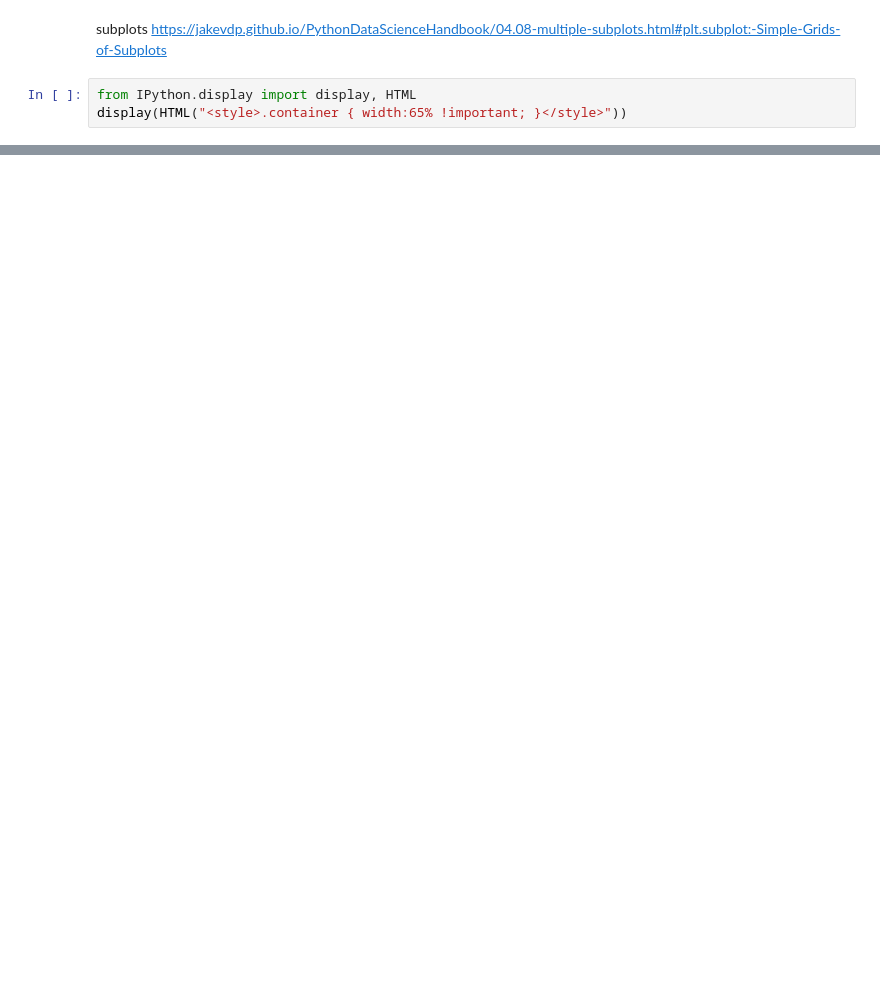
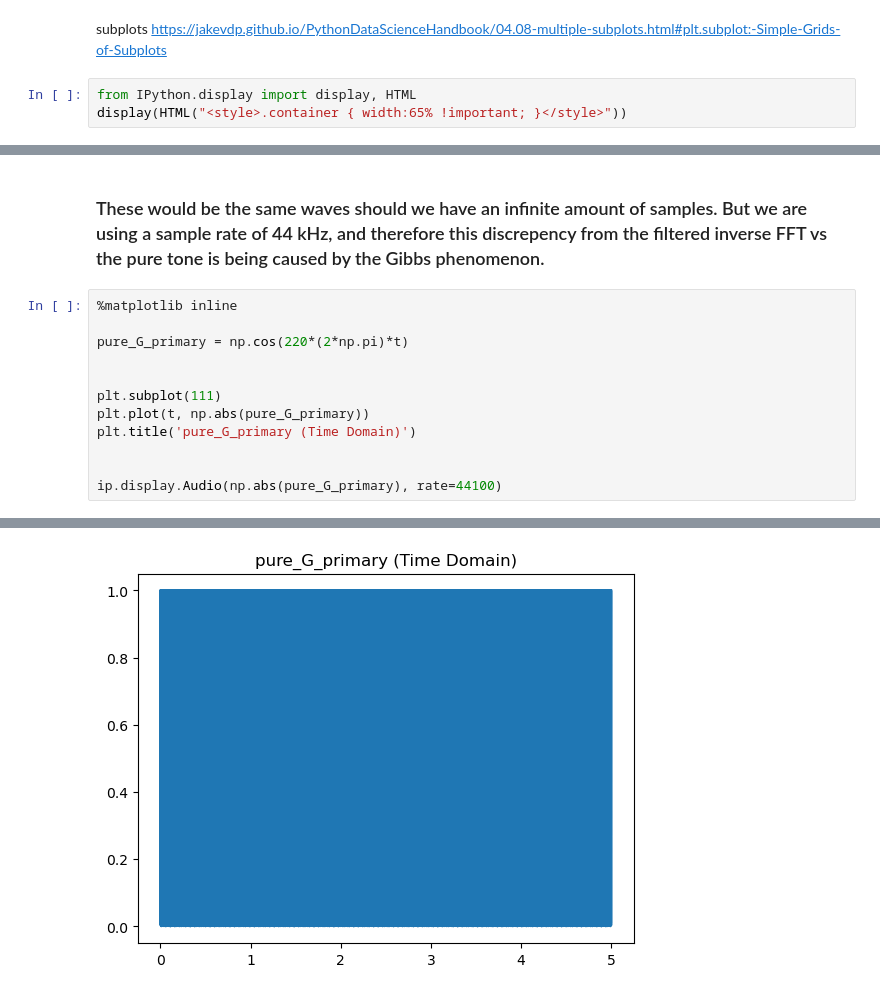
Before and after one commit to SandysPappy/FFT, a Jupyter notebook: vanilla_high_pass_filter.ipynb, the cells around one changed output, grey strips where cells are left out. Cells and saved outputs as stored; diff of their text form; blank space fills up the shorter version.

```diff
--- a/vanilla_high_pass_filter.ipynb
+++ b/vanilla_high_pass_filter.ipynb
@@ -137,0 +118,15 @@ ip.display.Audio(np.abs(pure_G), rate=44100)
+# %% [markdown]
+### These would be the same waves should we have an infinite amount of samples. But we are using a sample rate of 44 kHz, and therefore this discrepency from the filtered inverse FFT vs the pure tone is being caused by the Gibbs phenomenon.
+# %%
+%matplotlib inline
+
+pure_G_primary = np.cos(220*(2*np.pi)*t)
+
+
+plt.subplot(111)
+plt.plot(t, np.abs(pure_G_primary))
+plt.title('pure_G_primary (Time Domain)')
+
+
+ip.display.Audio(np.abs(pure_G_primary), rate=44100)
+# %% [output]
@@ -137,0 +134 @@ ip.display.Audio(np.abs(pure_G), rate=44100)
+[figure, added]
```
Also changed, not shown: parts of 9 cells of this notebook.
